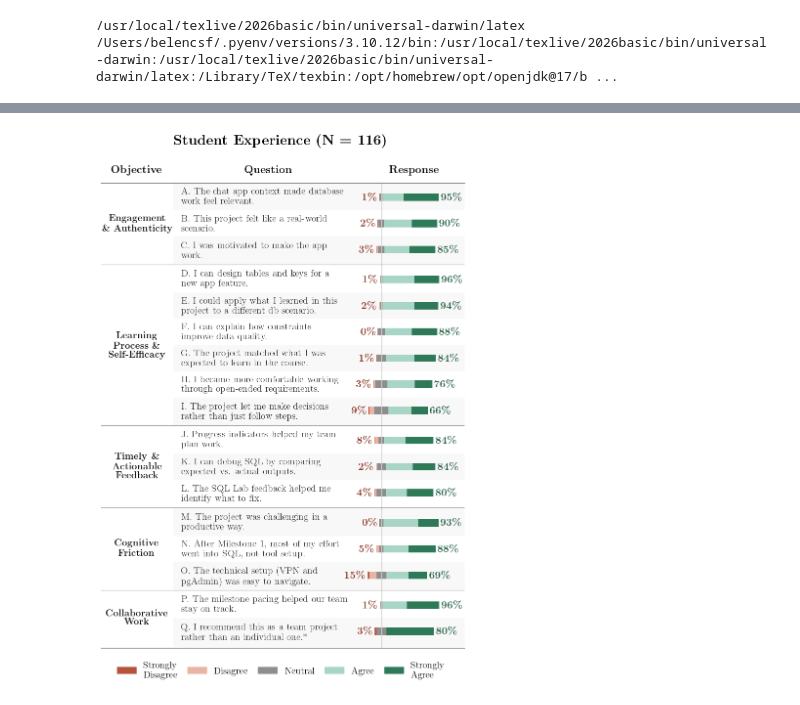
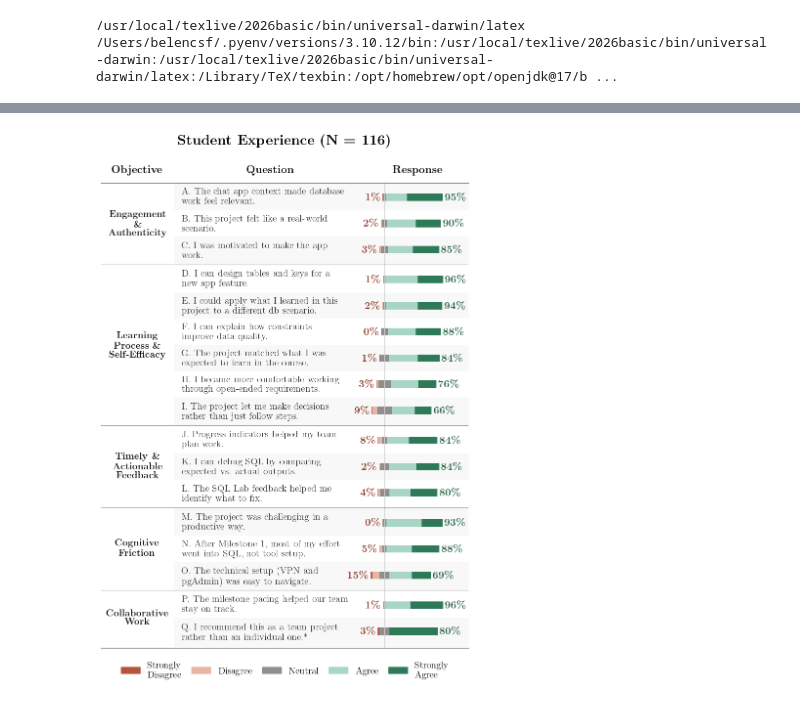
Before and after one commit to bcsaldias/sigcse-ai-2027, a Jupyter notebook: likert/v2_Info330_ExploratoryDataAnalysis.ipynb, the cells around one changed output, grey strips where cells are left out. Drawn from its saved outputs; the diff is of its cells as text; code cells hidden in the pictures.

```diff
--- a/likert/v2_Info330_ExploratoryDataAnalysis.ipynb
+++ b/likert/v2_Info330_ExploratoryDataAnalysis.ipynb
@@ -116,7 +116,7 @@ def tex_bold(s):
 
 
 CATEGORY_LABELS = {
-    "Engagement & Authenticity":        escape_latex("Engagement\n& Authenticity"),
+    "Engagement & Authenticity":        escape_latex("Engagement\n&\nAuthenticity"),
     "Learning Process & Self‑Efficacy": escape_latex("Learning\nProcess & \nSelf-Efficacy"),
     "Tool/Feedback Usefulness":         escape_latex("Timely &\nActionable\nFeedback"),
     "Cognitive Load / Friction":        escape_latex("Cognitive \nFriction"),
@@ -342,31 +342,31 @@ for ax in [ax_cat, ax_q, ax_main]:
         else:
             spine.set_visible(True)
             spine.set_linewidth(0.9)
             spine.set_color(BORDER_COLOR)
 
 ax_cat.invert_yaxis()
 margin = 0.2
 ax_cat.set_ylim(current_y - GAP / 2 + margin, -margin)
 
 legend_handles = [
     plt.Rectangle((0, 0), 1, 1, color=COLORS[lbl], label=wrap_text(lbl, 10))
     for lbl in LIKERT_ORDER
 ]
 fig.legend(
     handles=legend_handles,
     loc="upper center", bbox_to_anchor=(0.5, 0.02),
     ncol=len(LIKERT_ORDER),
     fontsize=font_size, frameon=False,
     columnspacing=1
 )
 
 plt.suptitle(
     r"\textbf{" +"Student Experience (N = 116)}",
     fontsize=font_size*1.5, fontweight="semibold", y=0.985
 )
 # ax_main.text(0, ax_main.get_ylim()[0], "0\%", ha="center", va="bottom", fontsize=font_size, color="gray")
 
 fig.tight_layout(rect=[0, 0.01, 1, 0.99])
 plt.show()
 # %% [output]
-[figure, old version]
+[figure, new version]
```
